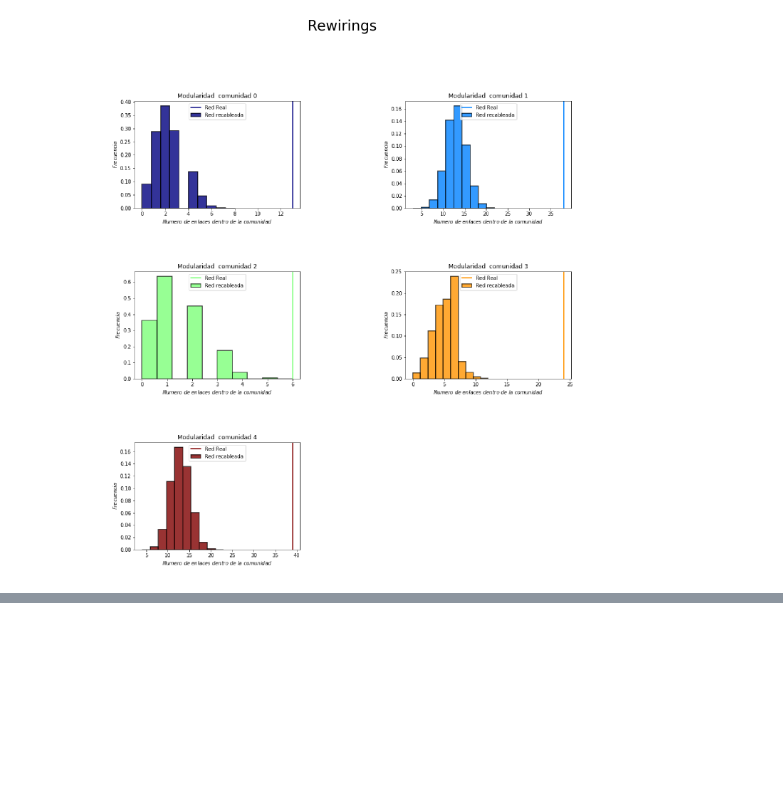
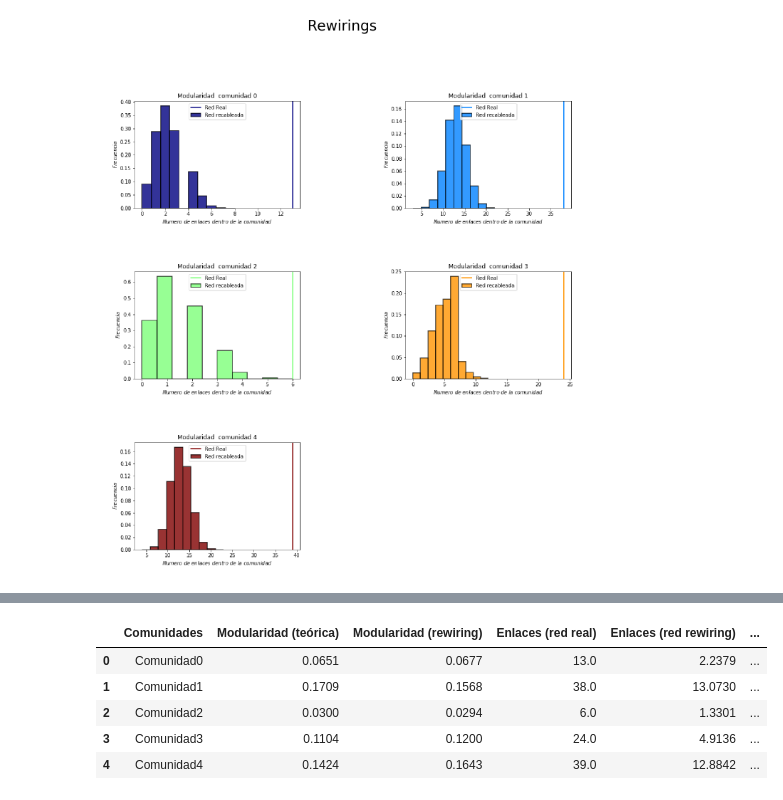
Before and after one commit to Redes2018/tp3, a Jupyter notebook: Louvain.ipynb, the cells around one changed output, grey strips where cells are left out. Drawn from its saved outputs; the diff is of its cells as text; code cells hidden in the pictures; blank space fills up the shorter version.

```diff
--- a/Louvain.ipynb
+++ b/Louvain.ipynb
@@ -348,0 +363,83 @@ plt.show()
+# %%
+#------------------------------------------------------------------------------
+#Relación de género:
+#------------------------------------------------------------------------------
+Generos={} #Es  un diccionario que tiene como keys ['comunidadi'] y como propiedades['color','dc','fc','mc','pFish','pvalor'].
+           #dc: numero de delfines en la comunidad.
+           #fc: numero de hembras en la comunidad.
+           #mc: numero de machos en la comunidad.
+           #pFish: probabilidad de que hayan hc hembras en la comunidad por azar. pFish=(F fc)(N-F dc-fc)/(N dc)  donde (A a)=A!/a!(A-a)!
+           #D: numero total de delfines
+           #F: numero total de hembras
+           #M: numero total de machos
+
+G=mydolphins.copy()
+delfinesF=[delfines[i] for i,idelfin in enumerate(delfines) if G.node[idelfin]['gender']=='f']
+delfinesM=[delfines[i] for i,idelfin in enumerate(delfines) if G.node[idelfin]['gender']=='m']
+F=len(delfinesF)
+M=len(delfinesM)
+D=M+F
+a=np.unique(comunidades)
+#Voy a almacenar los datos
+Ndel=[]
+Nhem=[]
+Nmac=[]
+pFisher=[]
+pValor=[]
+
+for c in a:
+    dc=0
+    fc=0
+    mc=0
+    for ni, delfin_i in enumerate(delfines):
+        if c==list(part.values())[ni] and G.node[delfin_i]['gender']=='f':
+            dc=dc+1
+            fc=fc+1
+        elif c==list(part.values())[ni] and G.node[delfin_i]['gender']=='m':
+            dc=dc+1
+            mc=mc+1
+        else:
+            mc=mc
+            fc=fc
+    Ndel.append(dc)
+    Nhem.append(fc)
+    Nmac.append(mc)
+    #Calculo el Fisher
+    pFish=scipy.misc.comb(F,fc)*scipy.misc.comb(N-F,dc-fc)/scipy.misc.comb(N,dc)
+    pFisher.append(pFish)
+    #Calculo del pvalor:
+    pvalor=0
+    for f in range(fc,F+1):
+        pvalor=pvalor+(scipy.misc.comb(F,f)*scipy.misc.comb(N-F,dc-f)/scipy.misc.comb(N,dc))
+    pValor.append(pvalor)
+
+    Generos['comunidad'+str(c)]={'dc':dc,'fc':fc,'mc':mc,'pFish':round(pFish,4),'pvalor':round(pvalor,4)}
+
+
+#levanto la data del rewiring
+enlaces_red_real=[]
+enlaces_red_rewiring=[]#valor medio del histograma
+modularidad_rewiring=[]
+modularidades_teo=[]
+for c in a:
+    data = pd.read_csv(outfolder+'/iter=30k/'+'comunidad_'+str(c)+'_data.txt',sep='\t')
+
+    enlaces_red_real.append(round(float(data.loc[1,"DateValue"]),4))
+    enlaces_red_rewiring.append(round(float(data.loc[2,"DateValue"]),4))
+    modularidad_rewiring.append(round(float(data.loc[3,"DateValue"]),4))
+    modularidades_teo.append(round(float(data.loc[4,"DateValue"]),4))
+
+
+tabla_resumen = pd.DataFrame({"Comunidades":["Comunidad0","Comunidad1","Comunidad2","Comunidad3","Comunidad4"],
+                    "Modularidad (teórica)":modularidades_teo, #es = que modularidades
+                    "Modularidad (rewiring)":modularidad_rewiring,
+                    "Enlaces (red real)":enlaces_red_real,
+                    "Enlaces (red rewiring)":enlaces_red_rewiring,
+                    "Ndelfines":Ndel,
+                    "Nhembras":Nhem,
+                    "Nmachos":Nmac,
+                    "pFischer":pFisher,
+                    "pValor":pValor,
+                   })
+tabla_resumen
+# %% [output]
@@ -348,0 +448,6 @@ plt.show()
+|  | Comunidades | Modularidad (teórica) | Modularidad (rewiring) | Enlaces (red real) | Enlaces (red rewiring) | ... |
+| 0 | Comunidad0 | 0.0651 | 0.0677 | 13.0 | 2.2379 | ... |
+| 1 | Comunidad1 | 0.1709 | 0.1568 | 38.0 | 13.0730 | ... |
+| 2 | Comunidad2 | 0.0300 | 0.0294 | 6.0 | 1.3301 | ... |
+| 3 | Comunidad3 | 0.1104 | 0.1200 | 24.0 | 4.9136 | ... |
+| 4 | Comunidad4 | 0.1424 | 0.1643 | 39.0 | 12.8842 | ... |
```
Also changed, not shown: parts of 7 cells of this notebook.
